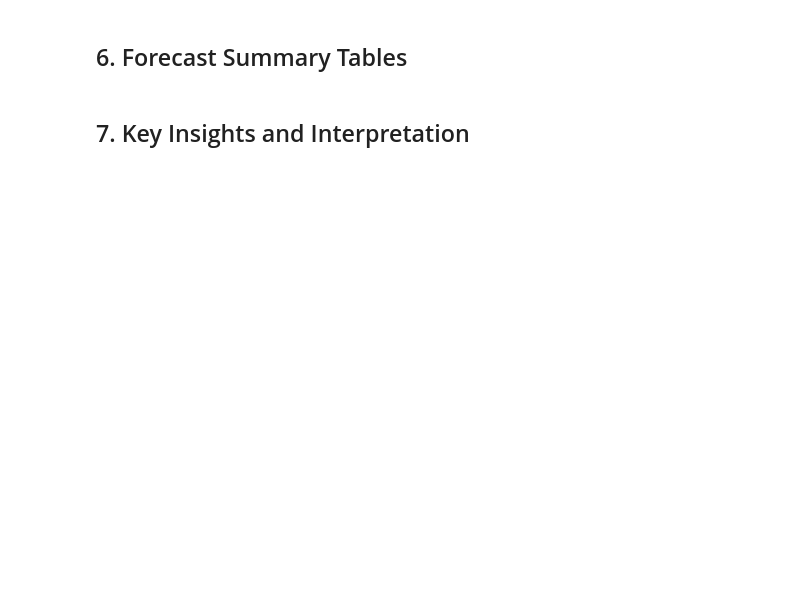
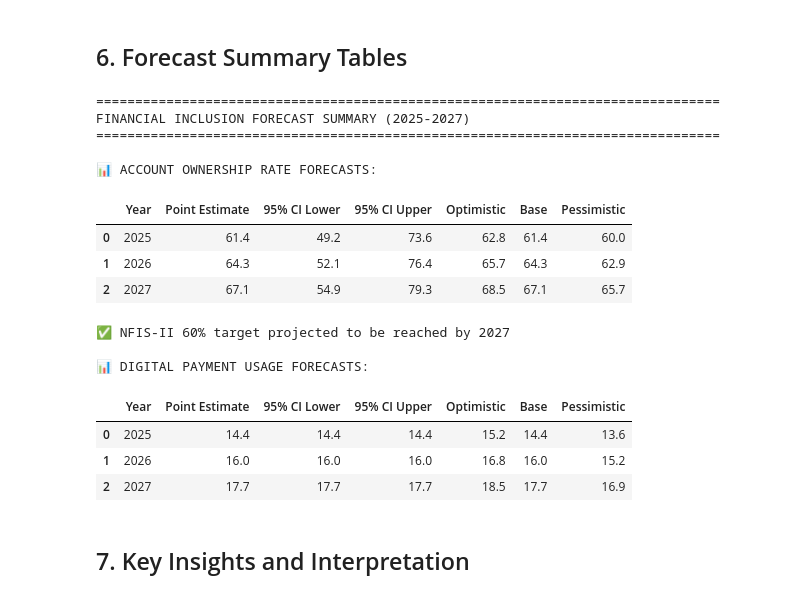
Before and after one commit to soltsega/Forecasting-Financial-Inclusion-in-Ethiopia, a Jupyter notebook: notebooks/04_forecasting.ipynb, the cells around one changed output. Drawn from its saved outputs; the diff is of its cells as text; code cells hidden in the pictures; blank space fills up the shorter version.

```diff
--- a/notebooks/04_forecasting.ipynb
+++ b/notebooks/04_forecasting.ipynb
@@ -350,13 +404,22 @@ if usage_model and usage_forecasts:
 # %%
 def create_forecast_summary(forecasts, indicator_name):
     """Create summary table of forecasts with confidence intervals."""
-    if not forecasts or not forecasts.get('base'):
+    if not forecasts or forecasts.get('base') is None:
         return None
 
     base_forecast = forecasts['base']
 
+    # Check if base_forecast is empty
+    if base_forecast.empty:
+        print(f"⚠️  No forecast data available for {indicator_name}")
+        return None
+
     # Extract year-end values (July)
     year_end = base_forecast[base_forecast['date'].dt.month == 7]
+
+    if year_end.empty:
+        print(f"⚠️  No year-end forecast data available for {indicator_name}")
+        return None
 
     summary = []
     for _, row in year_end.iterrows():
@@ -369,13 +432,19 @@ def create_forecast_summary(forecasts, indicator_name):
         optimistic_val = None
         pessimistic_val = None
 
-        if forecasts.get('optimistic') is not None:
+        if forecasts.get('optimistic') is not None and not forecasts['optimistic'].empty:
             opt_year_end = forecasts['optimistic'][forecasts['optimistic']['date'].dt.month == 7]
-            optimistic_val = opt_year_end[opt_year_end['date'].dt.year == year]['total'].iloc[0]
+            if not opt_year_end.empty:
+                opt_match = opt_year_end[opt_year_end['date'].dt.year == year]
+                if not opt_match.empty:
+                    optimistic_val = opt_match['total'].iloc[0]
 
-        if forecasts.get('pessimistic') is not None:
+        if forecasts.get('pessimistic') is not None and not forecasts['pessimistic'].empty:
             pes_year_end = forecasts['pessimistic'][forecasts['pessimistic']['date'].dt.month == 7]
-            pessimistic_val = pes_year_end[pes_year_end['date'].dt.year == year]['total'].iloc[0]
+            if not pes_year_end.empty:
+                pes_match = pes_year_end[pes_year_end['date'].dt.year == year]
+                if not pes_match.empty:
+                    pessimistic_val = pes_match['total'].iloc[0]
 
         summary.append({
             'Year': year,
@@ -386,33 +455,50 @@ def create_forecast_summary(forecasts, indicator_name):
             'Base': round(point_est, 1),
             'Pessimistic': round(pessimistic_val, 1) if pessimistic_val else None
         })
 
     return pd.DataFrame(summary)
 
 # Create summary tables
 print("="*80)
 print("FINANCIAL INCLUSION FORECAST SUMMARY (2025-2027)")
 print("="*80)
 
 if access_forecasts:
     access_summary = create_forecast_summary(access_forecasts, 'Account Ownership')
     if access_summary is not None:
         print("\n📊 ACCOUNT OWNERSHIP RATE FORECASTS:")
         display(access_summary)
 
         # Check when 60% target might be reached
         base_2027 = access_summary[access_summary['Year'] == 2027]['Base'].iloc[0]
         if base_2027 >= 60:
             print("✅ NFIS-II 60% target projected to be reached by 2027")
         else:
             gap = 60 - base_2027
             print(f"⚠️  NFIS-II 60% target not reached by 2027 (gap: {gap:.1f}pp)")
 
 if usage_forecasts:
     usage_summary = create_forecast_summary(usage_forecasts, 'Digital Payment Usage')
     if usage_summary is not None:
         print("\n📊 DIGITAL PAYMENT USAGE FORECASTS:")
         display(usage_summary)
+# %% [output]
+================================================================================
+FINANCIAL INCLUSION FORECAST SUMMARY (2025-2027)
+================================================================================
+
+📊 ACCOUNT OWNERSHIP RATE FORECASTS:
+|  | Year | Point Estimate | 95% CI Lower | 95% CI Upper | Optimistic | Base | Pessimistic |
+| 0 | 2025 | 61.4 | 49.2 | 73.6 | 62.8 | 61.4 | 60.0 |
+| 1 | 2026 | 64.3 | 52.1 | 76.4 | 65.7 | 64.3 | 62.9 |
+| 2 | 2027 | 67.1 | 54.9 | 79.3 | 68.5 | 67.1 | 65.7 |
+✅ NFIS-II 60% target projected to be reached by 2027
+
+📊 DIGITAL PAYMENT USAGE FORECASTS:
+|  | Year | Point Estimate | 95% CI Lower | 95% CI Upper | Optimistic | Base | Pessimistic |
+| 0 | 2025 | 14.4 | 14.4 | 14.4 | 15.2 | 14.4 | 13.6 |
+| 1 | 2026 | 16.0 | 16.0 | 16.0 | 16.8 | 16.0 | 15.2 |
+| 2 | 2027 | 17.7 | 17.7 | 17.7 | 18.5 | 17.7 | 16.9 |
 # %% [markdown]
 ## 7. Key Insights and Interpretation
 # %%
```
Also changed, not shown: parts of 8 cells of this notebook.
